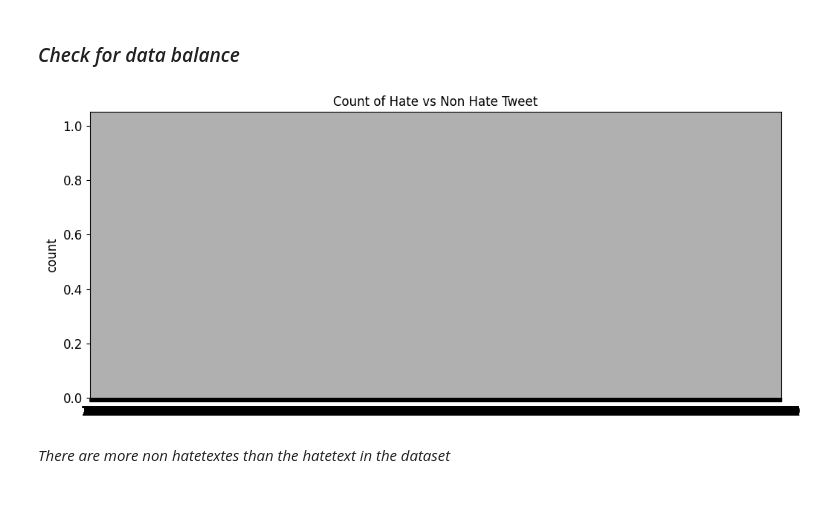
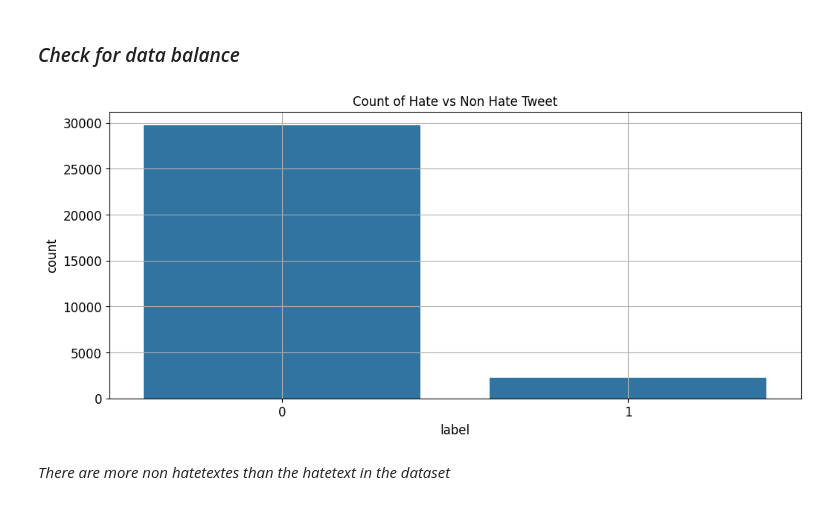
Before and after one commit to KIET-CAI-D2-2025/CAI-D2-T22, a Jupyter notebook: twitter-hate-speech-classification.ipynb, the cells around one changed output. Saved outputs shown, nothing was run; the diff lists cells and outputs as text; code cells hidden in the pictures.

```diff
--- a/twitter-hate-speech-classification.ipynb
+++ b/twitter-hate-speech-classification.ipynb
@@ -378,13 +411,13 @@ df['tweet'] = df['tweet'].apply(rem_nonalpha)
 <a id='3-1'></a>
 ### _Check for data balance_
 # %%
-# #plot of the count of hate and non hate tweet
-# sns.countplot(df['label'])
-# plt.title('Count of Hate vs Non Hate Tweet')
-# plt.grid()
-# plt.show()
+#plot of the count of hate and non hate tweet
+sns.countplot(x=df["label"])
+plt.title('Count of Hate vs Non Hate Tweet')
+plt.grid()
+plt.show()
 # %% [output]
-[figure, old version]
+[figure, new version]
 # %% [markdown]
 _There are more non hatetextes than the hatetext in the dataset_
 # %% [markdown]
```
Also changed, not shown: parts of 9 cells of this notebook, 3 other files.
